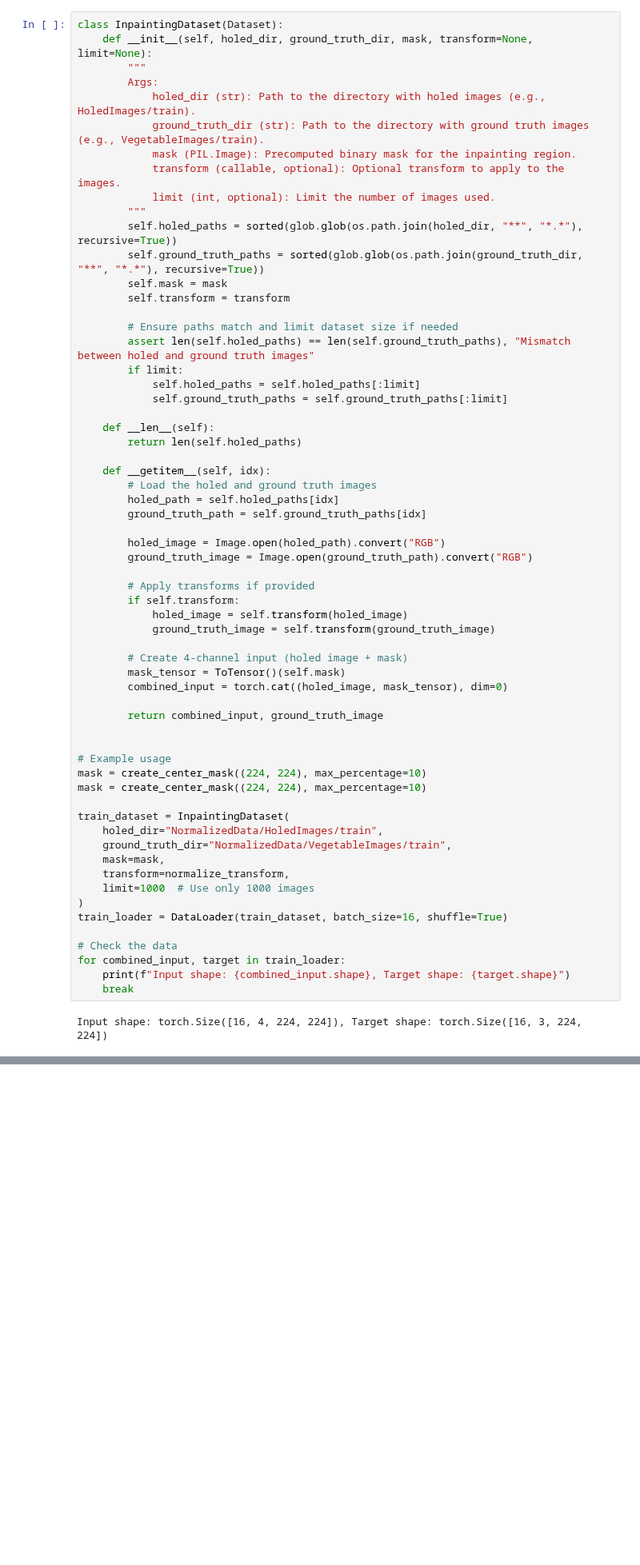
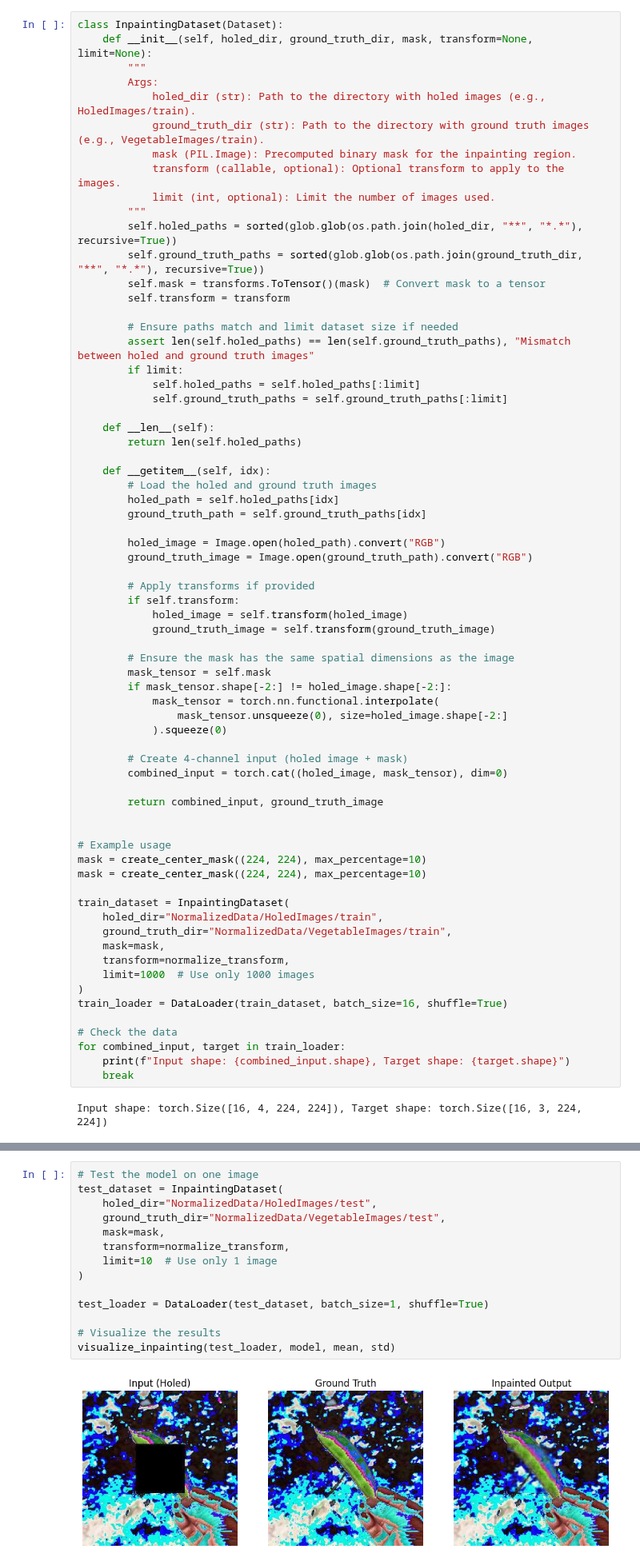
Before and after one commit to mmartyna123/CV-ImageInpainting, a Jupyter notebook: sandbox27.ipynb, the cells around one changed output, grey strips where cells are left out. Shown at 80% size. Drawn from its saved outputs; the diff is of its cells as text; blank space fills up the shorter version.

Commit message:
Mask-Guided Conditional Image Inpainting with Encoder-Decoder Architecture

```diff
--- a/sandbox27.ipynb
+++ b/sandbox27.ipynb
@@ -216,7 +216,7 @@ class InpaintingDataset(Dataset):
         """
         self.holed_paths = sorted(glob.glob(os.path.join(holed_dir, "**", "*.*"), recursive=True))
         self.ground_truth_paths = sorted(glob.glob(os.path.join(ground_truth_dir, "**", "*.*"), recursive=True))
-        self.mask = mask
+        self.mask = transforms.ToTensor()(mask)  # Convert mask to a tensor
         self.transform = transform
 
         # Ensure paths match and limit dataset size if needed
@@ -241,8 +241,14 @@ class InpaintingDataset(Dataset):
             holed_image = self.transform(holed_image)
             ground_truth_image = self.transform(ground_truth_image)
 
+        # Ensure the mask has the same spatial dimensions as the image
+        mask_tensor = self.mask
+        if mask_tensor.shape[-2:] != holed_image.shape[-2:]:
+            mask_tensor = torch.nn.functional.interpolate(
+                mask_tensor.unsqueeze(0), size=holed_image.shape[-2:]
+            ).squeeze(0)
+
         # Create 4-channel input (holed image + mask)
-        mask_tensor = ToTensor()(self.mask)
         combined_input = torch.cat((holed_image, mask_tensor), dim=0)
 
         return combined_input, ground_truth_image
@@ -560,0 +523,16 @@ with torch.no_grad():
+# %%
+# Test the model on one image
+test_dataset = InpaintingDataset(
+    holed_dir="NormalizedData/HoledImages/test",
+    ground_truth_dir="NormalizedData/VegetableImages/test",
+    mask=mask,
+    transform=normalize_transform,
+    limit=10  # Use only 1 image
+)
+
+test_loader = DataLoader(test_dataset, batch_size=1, shuffle=True)
+
+# Visualize the results
+visualize_inpainting(test_loader, model, mean, std)
+# %% [output]
+[figure, added]
```
Also changed, not shown: parts of 3 cells of this notebook.
